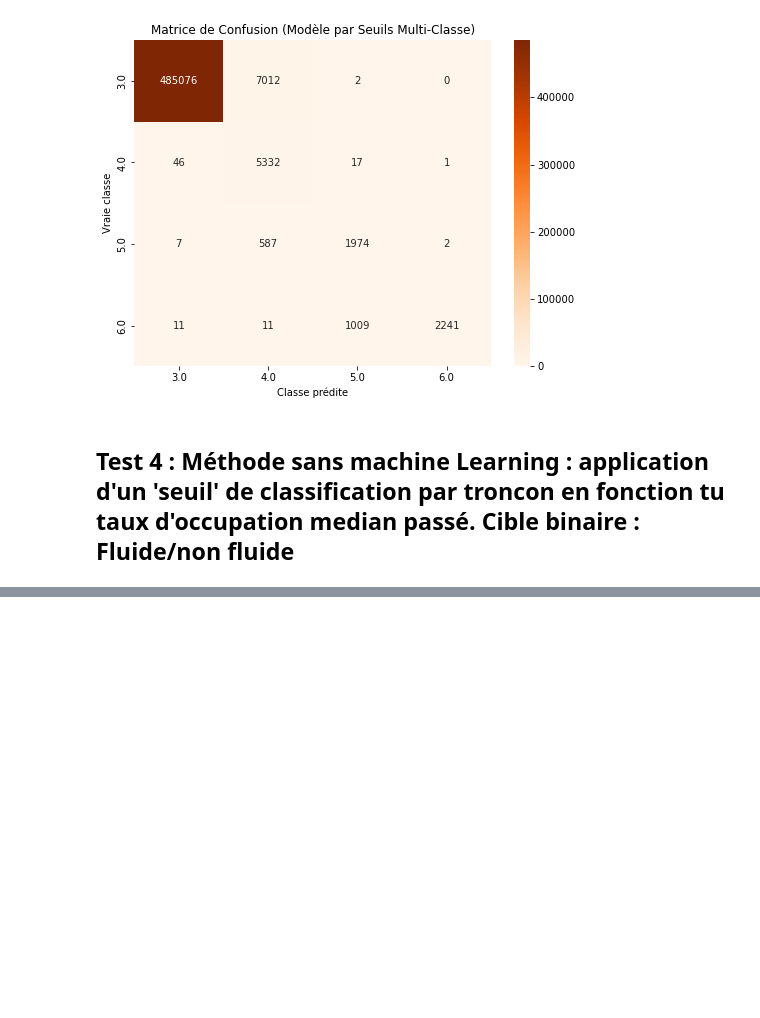
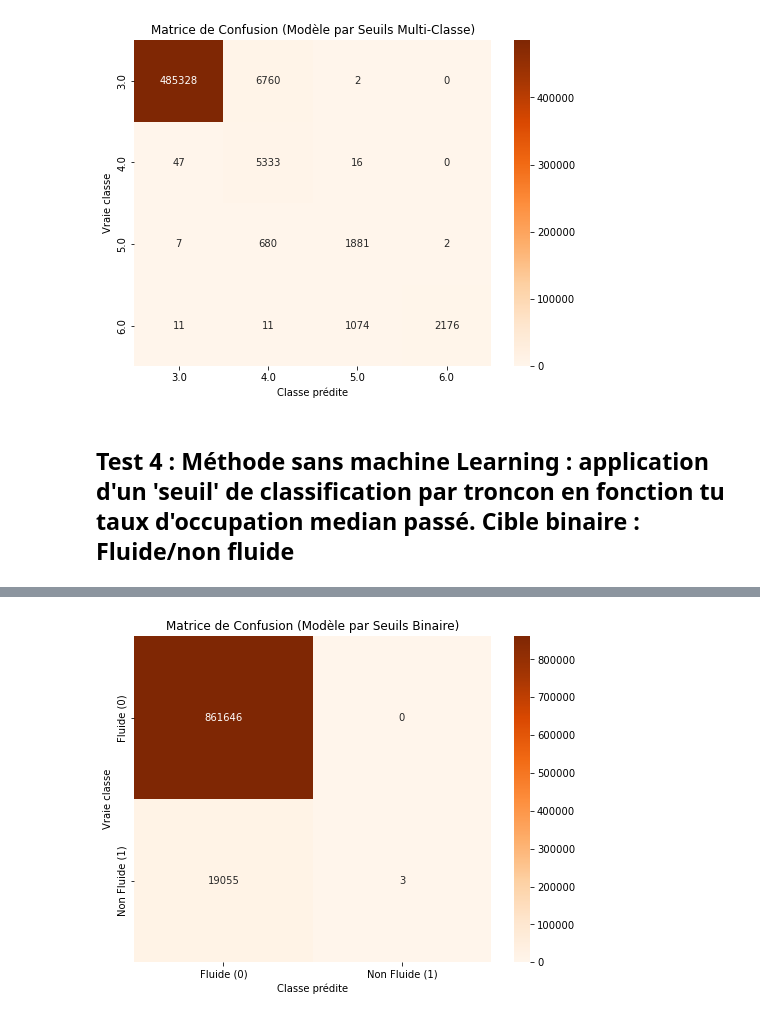
Before and after one commit to BENOUSSAIDarezkimalek/AI_model_urban_mobility, a Jupyter notebook: src/predictions_incluant_serie_tempporelle.ipynb, the cells around one changed output, grey strips where cells are left out. Cells and saved outputs as stored; diff of their text form; code cells hidden in the pictures; blank space fills up the shorter version.

```diff
--- a/src/predictions_incluant_serie_tempporelle.ipynb
+++ b/src/predictions_incluant_serie_tempporelle.ipynb
@@ -282,11 +270,8 @@ Non Fluide (1)       0.99      1.00      0.99     11238
 # %%
 # --- Préparation des données ---
 df_global['heure_arrondie'] = pd.to_datetime(df_global['heure_arrondie'])
-df_prediction_taux_occupation = pd.DataFrame({
-    'heure_arrondie': df_global[df_global['heure_arrondie'] >= '2025-03-08']['heure_arrondie'],
-    'nom_du_troncon': df_global[df_global['heure_arrondie'] >= '2025-03-08']['nom_du_troncon'],
-    'taux_occupation_pred': df_global[df_global['heure_arrondie'] >= '2025-03-08']['taux_occupation'] * np.random.uniform(0.9, 1.1)
-})
+df_prediction_taux_occupation['heure_arrondie'] = pd.to_datetime(df_global['heure_arrondie'])
+
 cutoff_date = pd.to_datetime('2025-03-08')
 train_df = df_global[df_global['heure_arrondie'] < cutoff_date].copy()
 predict_base_df = df_global[df_global['heure_arrondie'] >= cutoff_date].copy()
@@ -446,0 +347,90 @@ Non Fluide (1)       0.57      0.98      0.72     11238
+# %%
+# --- ÉTAPE 1: Transformation du problème en binaire ---
+print("## Étape 1: Transformation en problème binaire à partir de 'etat_du_trafic' ##")
+
+def map_to_binary_from_etat(etat):
+  if etat == 'Fluide':
+    return 0  # Représente 'fluide'
+  else:
+    return 1  # Représente 'non fluide'
+
+df_global['is_not_fluid'] = df_global['etat_du_trafic'].apply(map_to_binary_from_etat)
+print("Distribution de la nouvelle cible binaire sur df_global:")
+print(df_global['is_not_fluid'].value_counts())
+
+
+# --- ÉTAPE 2: Préparation des données et calcul des seuils ---
+print("\n## Étape 2: Calcul des seuils médians par tronçon ##")
+cutoff_date = pd.to_datetime('2025-03-08')
+train_df = df_global[df_global['heure_arrondie'] < cutoff_date].copy()
+
+# Calculer les seuils basés sur la nouvelle colonne binaire
+seuils_par_troncon = train_df.groupby(['id', 'is_not_fluid'])['taux_occupation'].median().reset_index()
+seuils_par_troncon.rename(columns={'taux_occupation': 'seuil_median_occupation'}, inplace=True)
+print("Table des seuils binaires calculée.")
+
+
+# --- ÉTAPE 3: Prédiction basée sur les seuils ---
+print("\n## Étape 3: Application de la logique de prédiction par seuils ##")
+
+# Il faut l'id du tronçon dans le dataframe de prédiction, on le récupère de df_global
+df_prediction_with_id = pd.merge(
+    df_prediction_taux_occupation,
+    df_global[['nom_du_troncon', 'id']].drop_duplicates(),
+    on='nom_du_troncon',
+    how='left'
+)
+
+# Fonction qui applique la logique de prédiction pour une seule ligne
+def predict_with_thresholds_binary(row, seuils_df):
+    taux_pred = row['taux_occupation_pred']
+    troncon_id = row['id']
+
+    seuils_troncon = seuils_df[seuils_df['id'] == troncon_id]
+
+    if seuils_troncon.empty:
+        return 0 # On prédit 'fluide' par défaut si le tronçon est inconnu
+
+    # Calculer la distance entre le taux prédit et chaque seuil
+    distances = (seuils_troncon['seuil_median_occupation'] - taux_pred).abs()
+
+    # Trouver l'index du seuil le plus proche
+    closest_idx = distances.idxmin()
+
+    # Retourner la classe binaire du seuil le plus proche
+    return seuils_troncon.loc[closest_idx, 'is_not_fluid']
+
+# Appliquer la fonction pour obtenir les prédictions
+predictions = df_prediction_with_id.apply(predict_with_thresholds_binary, axis=1, args=(seuils_par_troncon,))
+df_prediction_with_id['prediction'] = predictions.astype(int)
+
+
+# --- ÉTAPE 4: Évaluation de la solution ---
+print("\n## Étape 4: Évaluation du modèle de référence binaire ##")
+
+# Pour évaluer, il nous faut la vraie valeur de 'is_not_fluid' pour la période de test
+# On la récupère depuis df_global
+y_true_df = df_global[df_global['heure_arrondie'] >= cutoff_date][['heure_arrondie', 'nom_du_troncon', 'is_not_fluid']]
+evaluation_df = pd.merge(
+    df_prediction_with_id,
+    y_true_df,
+    on=['heure_arrondie', 'nom_du_troncon'],
+    how='inner'
+)
+
+y_true = evaluation_df['is_not_fluid']
+y_pred = evaluation_df['prediction']
+
+print("\n--- Rapport de Classification (Modèle par Seuils Binaire) ---")
+target_names = ['Fluide (0)', 'Non Fluide (1)']
+print(classification_report(y_true, y_pred, target_names=target_names))
+
+print("\n--- Matrice de Confusion (Modèle par Seuils Binaire) ---")
+cm = confusion_matrix(y_true, y_pred)
+plt.figure(figsize=(8, 6))
+sns.heatmap(cm, annot=True, fmt='d', cmap='Oranges', xticklabels=target_names, yticklabels=target_names)
+plt.title('Matrice de Confusion (Modèle par Seuils Binaire)')
+plt.ylabel('Vraie classe')
+plt.xlabel('Classe prédite')
+plt.show()
+# %% [output]
@@ -446,0 +454 @@ Non Fluide (1)       0.57      0.98      0.72     11238
+[figure, added]
```
Also changed, not shown: parts of 12 cells of this notebook, 1 other file.
